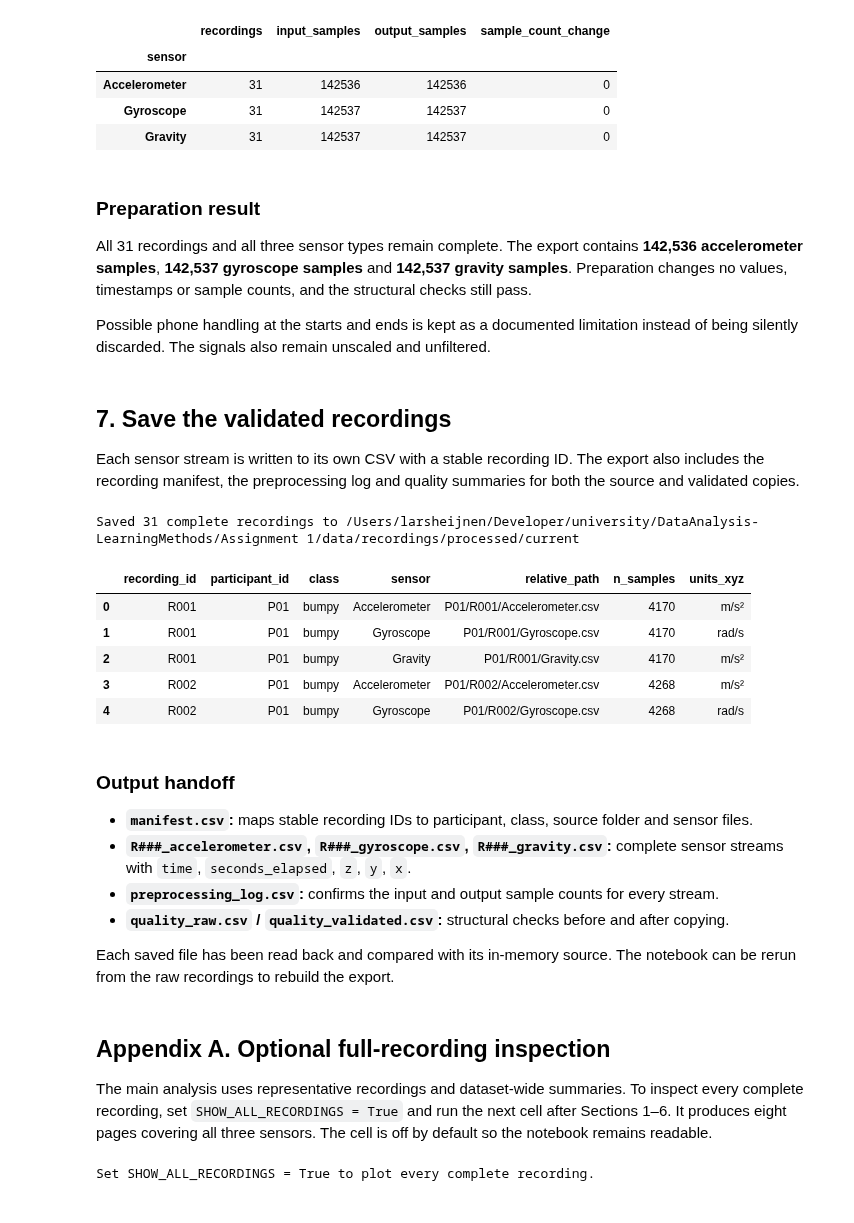
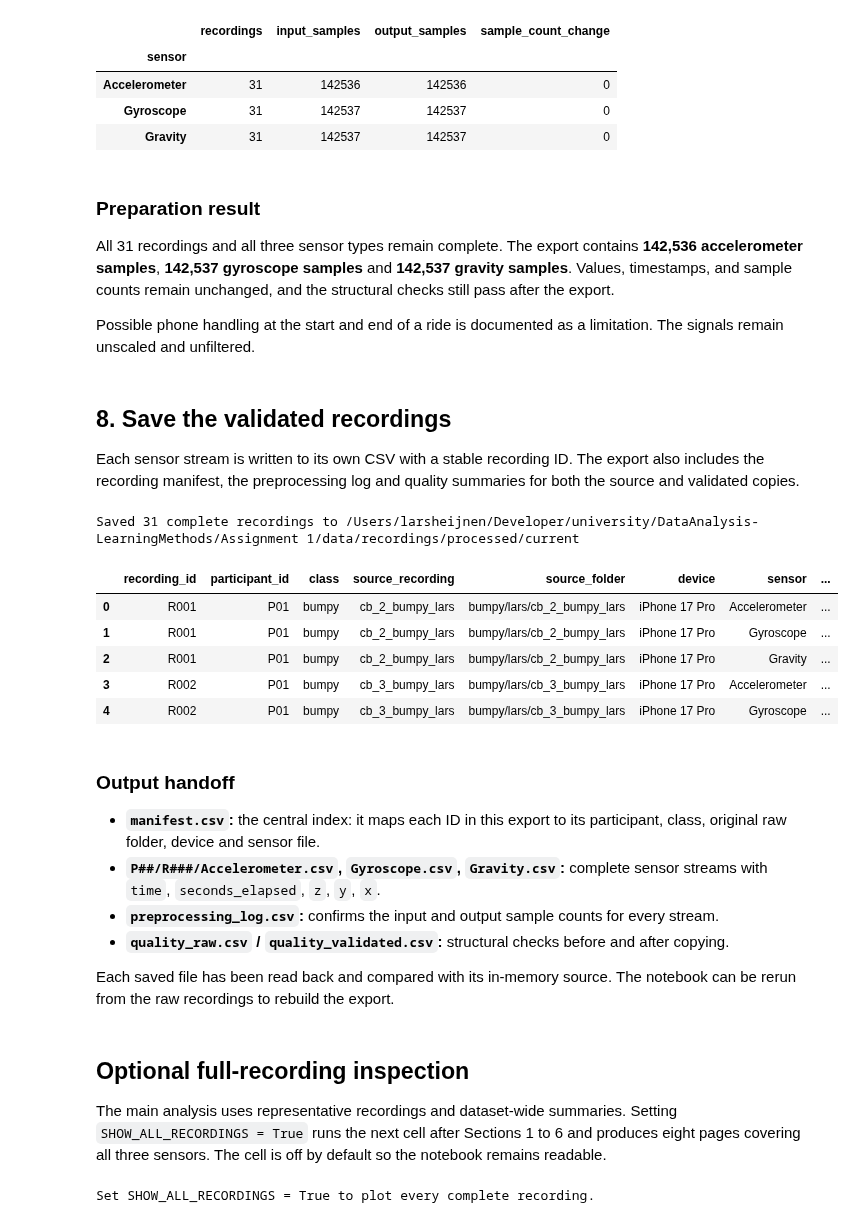
Before and after one commit to LarsHeijnennn/DataAnalysis-LearningMethods, a Jupyter notebook: version1.ipynb, the cells around one changed output. Saved outputs shown, nothing was run; the diff lists cells and outputs as text; code cells hidden in the pictures.

```diff
--- a/version1.ipynb
+++ b/version1.ipynb
@@ -682,11 +858,11 @@ if preprocessing_log["sample_count_change"].ne(0).any():
 # %% [markdown]
 ### Preparation result
 
-All 31 recordings and all three sensor types remain complete. The export contains **142,536 accelerometer samples**, **142,537 gyroscope samples** and **142,537 gravity samples**. Preparation changes no values, timestamps or sample counts, and the structural checks still pass.
+All 31 recordings and all three sensor types remain complete. The export contains **142,536 accelerometer samples**, **142,537 gyroscope samples** and **142,537 gravity samples**. Values, timestamps, and sample counts remain unchanged, and the structural checks still pass after the export.
 
-Possible phone handling at the starts and ends is kept as a documented limitation instead of being silently discarded. The signals also remain unscaled and unfiltered.
+Possible phone handling at the start and end of a ride is documented as a limitation. The signals remain unscaled and unfiltered.
 # %% [markdown]
-## 7. Save the validated recordings
+## 8. Save the validated recordings
 
 Each sensor stream is written to its own CSV with a stable recording ID. The export also includes the recording manifest, the preprocessing log and quality summaries for both the source and validated copies.
 # %%
@@ -703,52 +879,55 @@ for record in recording_index.itertuples(index=False):
         output_path.parent.mkdir(parents=True, exist_ok=True)
         data.to_csv(output_path, index=False)
 
         # confirm that saving and loading preserve every value and timestamp
         saved = pd.read_csv(output_path, float_precision="round_trip")
         pd.testing.assert_frame_equal(
             data.reset_index(drop=True), saved, check_dtype=False, rtol=1e-12, atol=1e-12
         )
         manifest_rows.append({
             "recording_id": rid,
             "participant_id": record.participant_id,
             "class": recording_index.loc[
                 recording_index.recording_id.eq(rid), "class"
             ].iat[0],
+            "source_recording": record.source_recording,
+            "source_folder": record.source_folder,
+            "device": record.device,
             "sensor": sensor,
             "relative_path": relative_path.as_posix(),
             "n_samples": len(data),
             "units_xyz": UNITS[sensor],
         })
 
 manifest = pd.DataFrame(manifest_rows)
 manifest.to_csv(PROCESSED_DIR / "manifest.csv", index=False)
 preprocessing_log.to_csv(PROCESSED_DIR / "preprocessing_log.csv", index=False)
 quality.to_csv(PROCESSED_DIR / "quality_raw.csv", index=False)
 validated_quality.to_csv(PROCESSED_DIR / "quality_validated.csv", index=False)
 
 print(f"Saved {manifest.recording_id.nunique()} complete recordings to {PROCESSED_DIR}")
 display(manifest.head())
 # %% [output]
 Saved 31 complete recordings to /Users/larsheijnen/Developer/university/DataAnalysis-LearningMethods/Assignment 1/data/recordings/processed/current
-|  | recording_id | participant_id | class | sensor | relative_path | n_samples | units_xyz |
-| 0 | R001 | P01 | bumpy | Accelerometer | P01/R001/Accelerometer.csv | 4170 | m/s² |
-| 1 | R001 | P01 | bumpy | Gyroscope | P01/R001/Gyroscope.csv | 4170 | rad/s |
-| 2 | R001 | P01 | bumpy | Gravity | P01/R001/Gravity.csv | 4170 | m/s² |
-| 3 | R002 | P01 | bumpy | Accelerometer | P01/R002/Accelerometer.csv | 4268 | m/s² |
-| 4 | R002 | P01 | bumpy | Gyroscope | P01/R002/Gyroscope.csv | 4268 | rad/s |
+|  | recording_id | participant_id | class | source_recording | source_folder | device | sensor | ... |
+| 0 | R001 | P01 | bumpy | cb_2_bumpy_lars | bumpy/lars/cb_2_bumpy_lars | iPhone 17 Pro | Accelerometer | ... |
+| 1 | R001 | P01 | bumpy | cb_2_bumpy_lars | bumpy/lars/cb_2_bumpy_lars | iPhone 17 Pro | Gyroscope | ... |
+| 2 | R001 | P01 | bumpy | cb_2_bumpy_lars | bumpy/lars/cb_2_bumpy_lars | iPhone 17 Pro | Gravity | ... |
+| 3 | R002 | P01 | bumpy | cb_3_bumpy_lars | bumpy/lars/cb_3_bumpy_lars | iPhone 17 Pro | Accelerometer | ... |
+| 4 | R002 | P01 | bumpy | cb_3_bumpy_lars | bumpy/lars/cb_3_bumpy_lars | iPhone 17 Pro | Gyroscope | ... |
 # %% [markdown]
 ### Output handoff
 
-- **`manifest.csv`:** maps stable recording IDs to participant, class, source folder and sensor files.
-- **`R###_accelerometer.csv`, `R###_gyroscope.csv`, `R###_gravity.csv`:** complete sensor streams with `time`, `seconds_elapsed`, `z`, `y`, `x`.
+- **`manifest.csv`:** the central index: it maps each ID in this export to its participant, class, original raw folder, device and sensor file.
+- **`P##/R###/Accelerometer.csv`, `Gyroscope.csv`, `Gravity.csv`:** complete sensor streams with `time`, `seconds_elapsed`, `z`, `y`, `x`.
 - **`preprocessing_log.csv`:** confirms the input and output sample counts for every stream.
 - **`quality_raw.csv` / `quality_validated.csv`:** structural checks before and after copying.
 
 Each saved file has been read back and compared with its in-memory source. The notebook can be rerun from the raw recordings to rebuild the export.
 # %% [markdown]
-## Appendix A. Optional full-recording inspection
+## Optional full-recording inspection
 
-The main analysis uses representative recordings and dataset-wide summaries. To inspect every complete recording, set `SHOW_ALL_RECORDINGS = True` and run the next cell after Sections 1–6. It produces eight pages covering all three sensors. The cell is off by default so the notebook remains readable.
+The main analysis uses representative recordings and dataset-wide summaries. Setting `SHOW_ALL_RECORDINGS = True` runs the next cell after Sections 1 to 6 and produces eight pages covering all three sensors. The cell is off by default so the notebook remains readable.
 # %%
 SHOW_ALL_RECORDINGS = False
 
```
Also changed, not shown: parts of 15 cells of this notebook, 3 other files.
